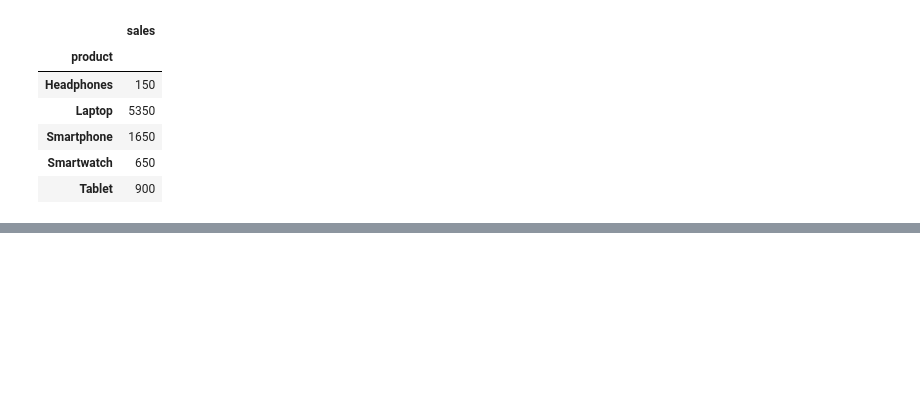
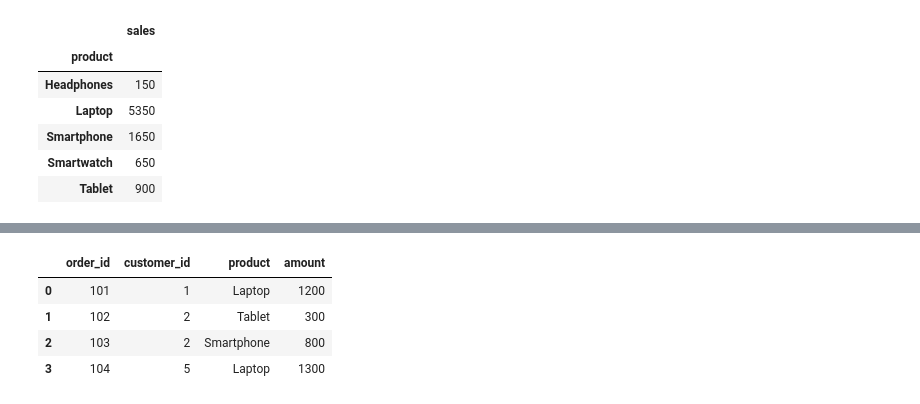
Before and after one commit to maxkatkalov/colabs, a Jupyter notebook: pands_tasks.ipynb, the cells around one changed output, grey strips where cells are left out. Cells and saved outputs as stored; diff of their text form; code cells hidden in the pictures; blank space fills up the shorter version.

```diff
--- a/pands_tasks.ipynb
+++ b/pands_tasks.ipynb
@@ -835,0 +867,8 @@ pd.pivot_table(df, values="sales", index="product", aggfunc='sum')
+# %%
+df_orders
+# %% [output]
+|  | order_id | customer_id | product | amount |
+| 0 | 101 | 1 | Laptop | 1200 |
+| 1 | 102 | 2 | Tablet | 300 |
+| 2 | 103 | 2 | Smartphone | 800 |
+| 3 | 104 | 5 | Laptop | 1300 |
```
Also changed, not shown: parts of 5 cells of this notebook, 1 other file.
